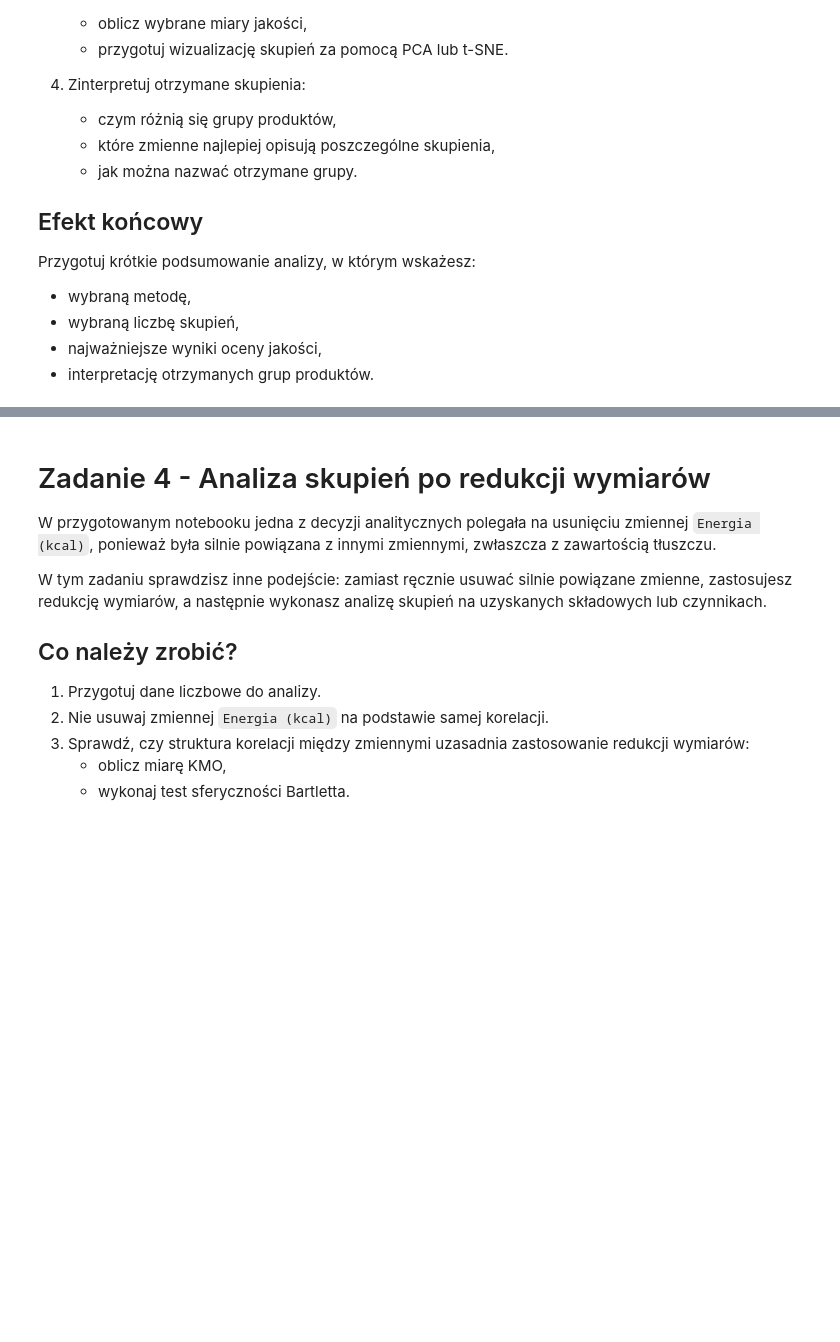
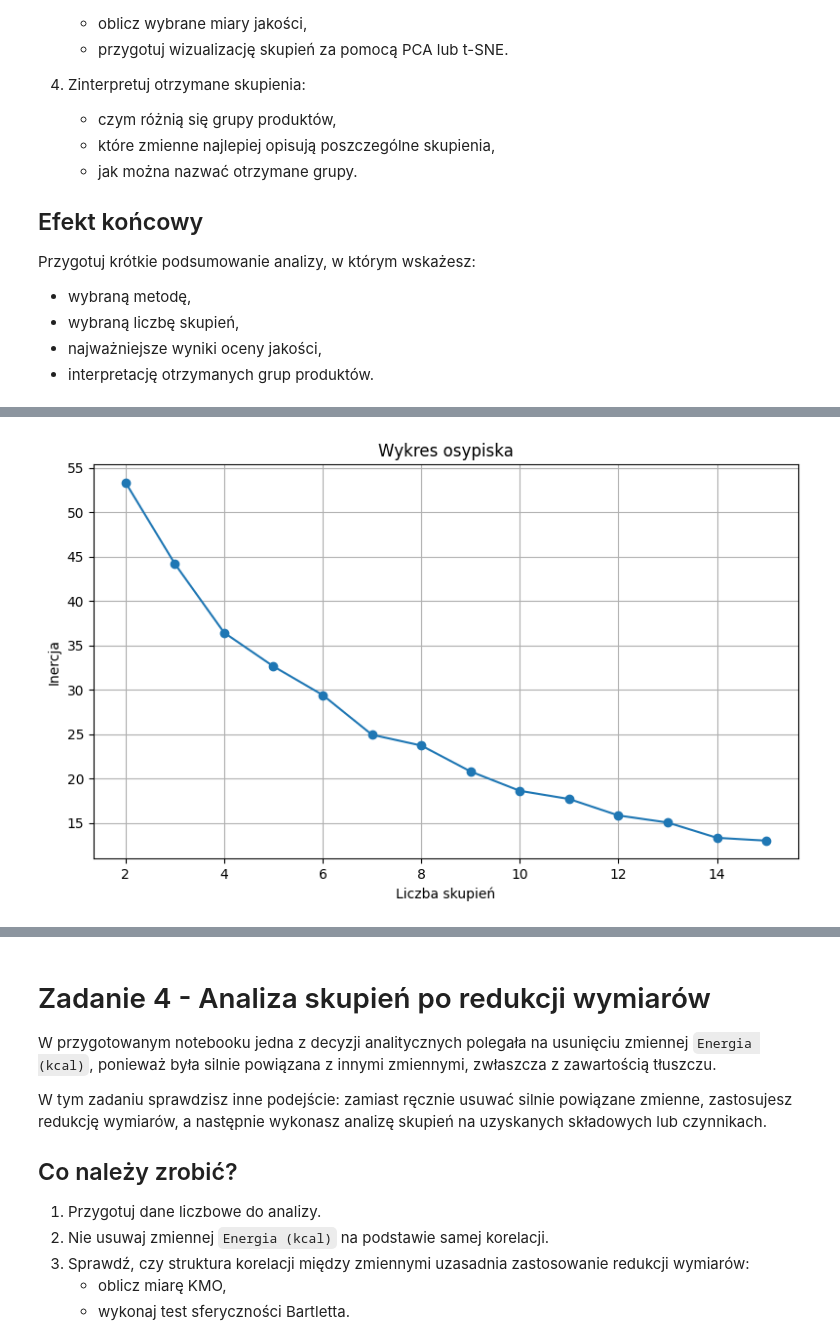
Before and after one commit to kingaorlowicz/Data_Mining_agh, a Jupyter notebook: lab3/Ingredients_AGH_LAB.ipynb, the cells around one changed output, grey strips where cells are left out. Drawn from its saved outputs; the diff is of its cells as text; code cells hidden in the pictures; blank space fills up the shorter version.

```diff
--- a/lab3/Ingredients_AGH_LAB.ipynb
+++ b/lab3/Ingredients_AGH_LAB.ipynb
@@ -769,0 +836,18 @@ Przygotuj krótkie podsumowanie analizy, w którym wskażesz:
+# %%
+plt.figure(figsize=(8, 5))
+
+plt.plot(
+    clustering_metrics["Liczba skupień"],
+    clustering_metrics["Inercja"],
+    marker="o",
+    linestyle="-"
+)
+
+plt.xlabel("Liczba skupień")
+plt.ylabel("Inercja")
+plt.title("Wykres osypiska")
+plt.grid(True)
+plt.tight_layout()
+plt.show()
+# %% [output]
+[figure, added]
```
Also changed, not shown: parts of 18 cells of this notebook, 1 other file.
